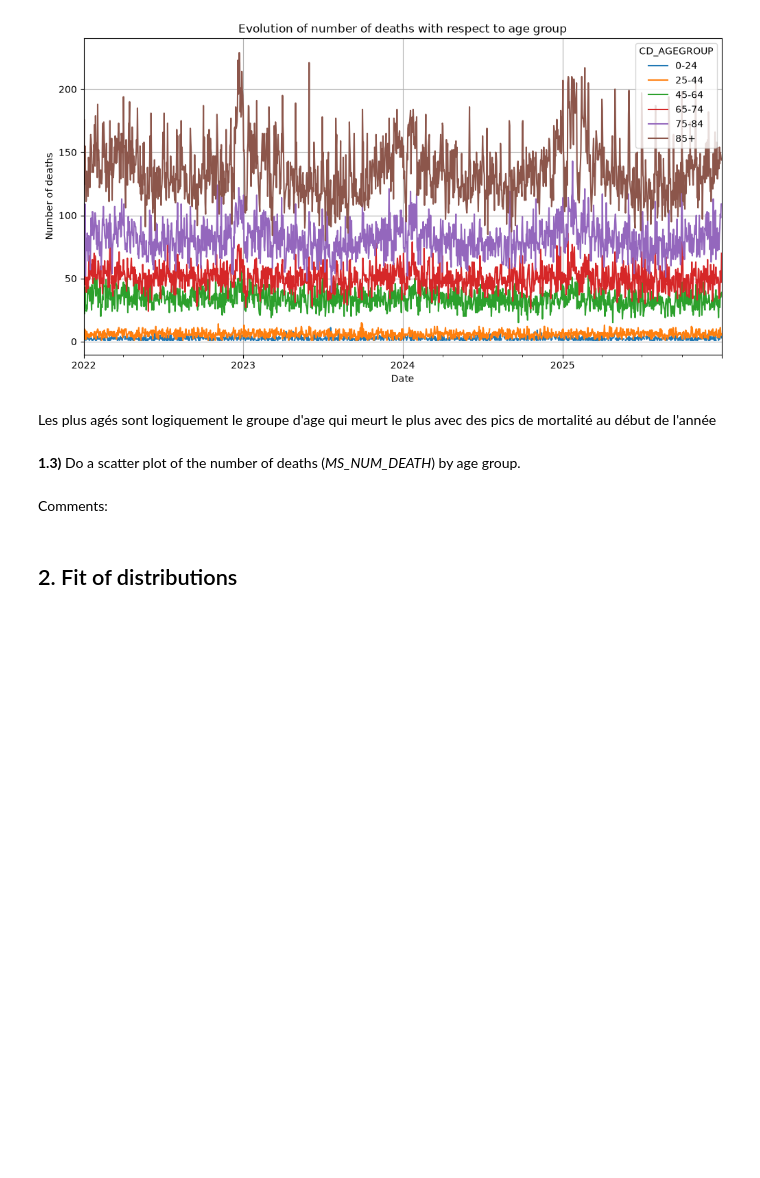
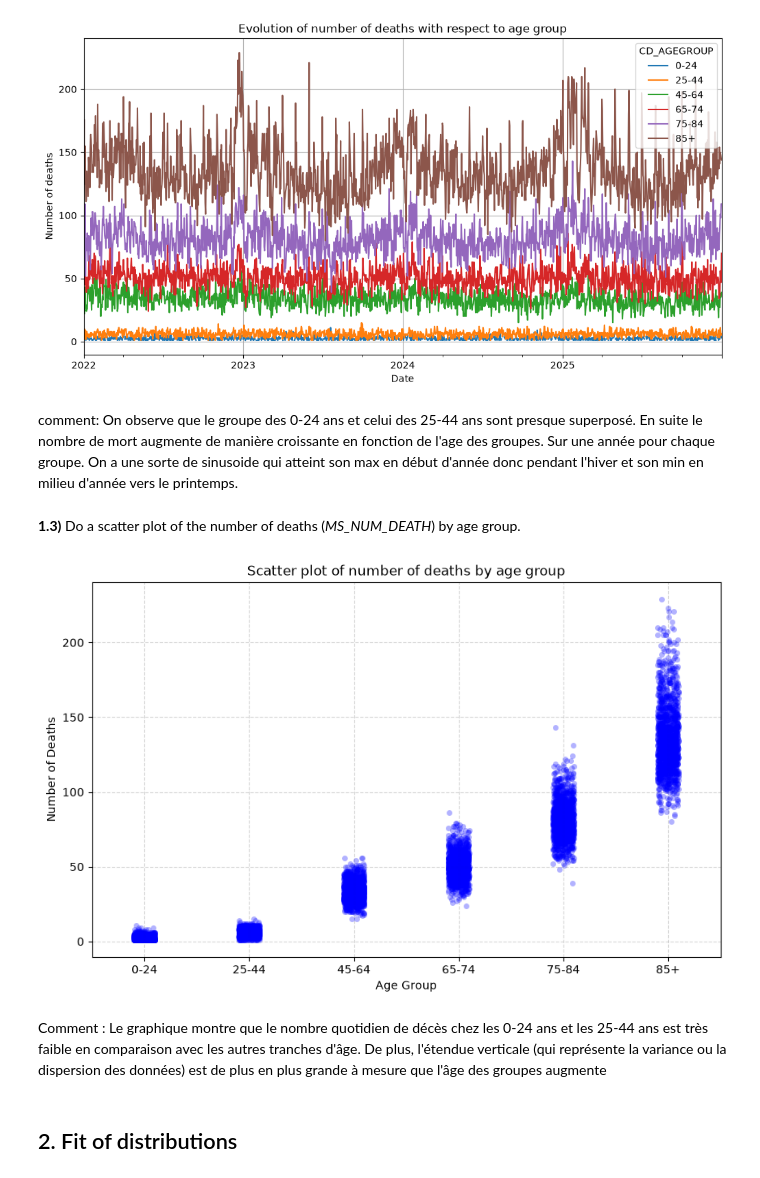
Before and after one commit to Mathieu-Ledent/Hackathon_1_stat, a Jupyter notebook: Hackathon_26_27.ipynb, the cells around one changed output. Drawn from its saved outputs; the diff is of its cells as text; code cells hidden in the pictures; blank space fills up the shorter version.

```diff
--- a/Hackathon_26_27.ipynb
+++ b/Hackathon_26_27.ipynb
@@ -67,13 +68,35 @@ plt.show()
 # %% [output]
 [figure]
 # %% [markdown]
-Les plus agés sont logiquement le groupe d'age qui meurt le plus avec des pics de mortalité au début de l'année
+comment:
+On observe que le groupe des 0-24 ans et celui des 25-44 ans sont presque superposé. En suite le nombre de mort augmente de manière croissante en fonction de l'age des groupes. Sur une année pour chaque groupe. On a une sorte de sinusoide qui atteint son max en début d'année donc pendant l'hiver et son min en milieu d'année vers le printemps.
 # %% [markdown]
 **1.3)** Do a scatter plot of the number of deaths (*MS_NUM_DEATH*) by age group.
 # %%
-# Code here
+ordre_ages = ['0-24', '25-44', '45-64', '65-74', '75-84', '85+']
+data_mortality['CD_AGEGROUP'] = pd.Categorical(data_mortality['CD_AGEGROUP'], categories=ordre_ages, ordered=True)
+
+plt.figure(figsize=(10, 6))
+sns.stripplot(
+    data=data_mortality,
+    x='CD_AGEGROUP',
+    y='MS_NUM_DEATH',
+    alpha=0.3,
+    color='blue',
+    jitter=True
+)
+
+plt.title('Scatter plot of number of deaths by age group')
+plt.xlabel('Age Group')
+plt.ylabel('Number of Deaths')
+plt.grid(True)
+
+plt.show()
+# %% [output]
+[figure, added]
 # %% [markdown]
-Comments:
+Comment :
+Le graphique montre que le nombre quotidien de décès chez les 0-24 ans et les 25-44 ans est très faible en comparaison avec les autres tranches d'âge. De plus, l'étendue verticale (qui représente la variance ou la dispersion des données) est de plus en plus grande à mesure que l'âge des groupes augmente
 # %% [markdown]
 ## 2. Fit of distributions
 # %% [markdown]
```
Also changed, not shown: parts of 1 cell of this notebook.
